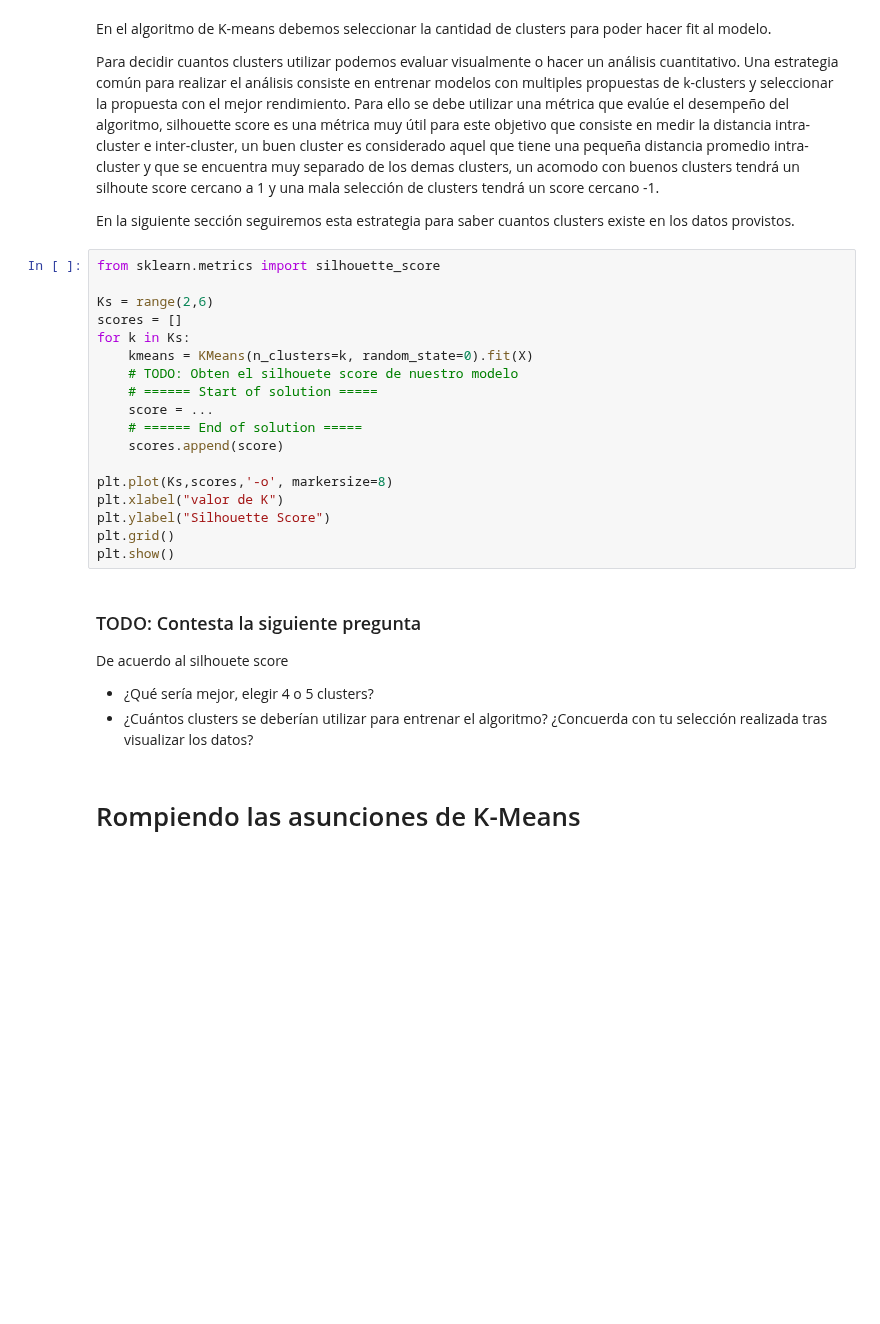
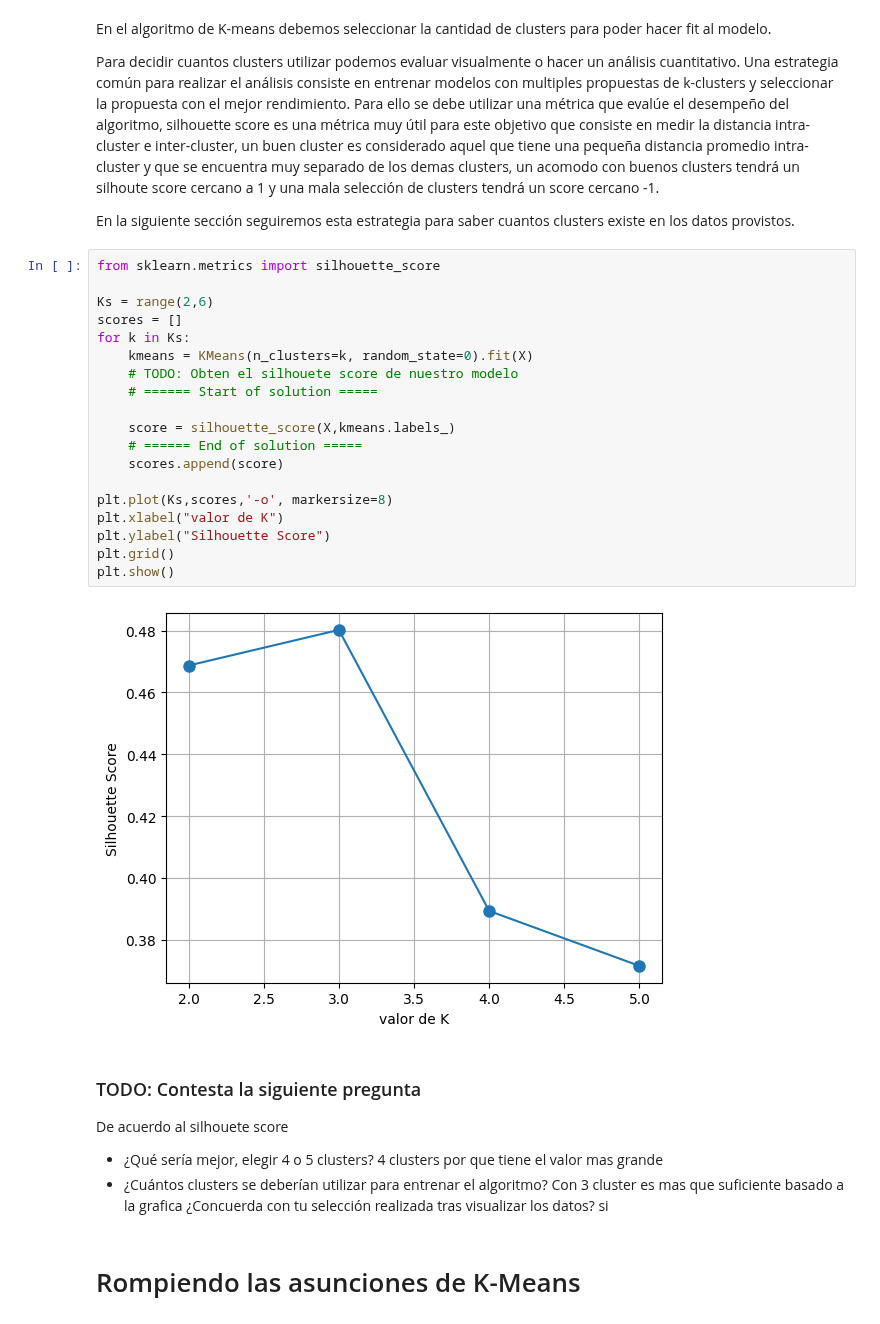
Before and after one commit to Montes000/SI23_Equipo3, a Jupyter notebook: ejercicio_4-kmeans-dbscan/ejercicio_4.ipynb, the cells around one changed output. Saved outputs shown, nothing was run; the diff lists cells and outputs as text; blank space fills up the shorter version.

```diff
--- a/ejercicio_4-kmeans-dbscan/ejercicio_4.ipynb
+++ b/ejercicio_4-kmeans-dbscan/ejercicio_4.ipynb
@@ -61,27 +66,34 @@ En la siguiente sección seguiremos esta estrategia para saber cuantos clusters
 # %%
 from sklearn.metrics import silhouette_score
 
 Ks = range(2,6)
 scores = []
 for k in Ks:
     kmeans = KMeans(n_clusters=k, random_state=0).fit(X)
     # TODO: Obten el silhouete score de nuestro modelo
     # ====== Start of solution =====
-    score = ...
+
+    score = silhouette_score(X,kmeans.labels_)
     # ====== End of solution =====
     scores.append(score)
 
 plt.plot(Ks,scores,'-o', markersize=8)
 plt.xlabel("valor de K")
 plt.ylabel("Silhouette Score")
 plt.grid()
 plt.show()
+# %% [output]
+[figure, added]
 # %% [markdown]
 ### TODO: Contesta la siguiente pregunta
 
 De acuerdo al silhouete score
 - ¿Qué sería mejor, elegir 4 o 5 clusters?
-- ¿Cuántos clusters se deberían utilizar para entrenar el algoritmo? ¿Concuerda con tu selección realizada tras visualizar los datos?
+    4 clusters por que tiene el valor mas grande
+- ¿Cuántos clusters se deberían utilizar para entrenar el algoritmo?
+    Con 3 cluster es mas que suficiente basado a la grafica
+    ¿Concuerda con tu selección realizada tras visualizar los datos?
+    si
 # %% [markdown]
 # Rompiendo las asunciones de K-Means
 # %% [markdown]
```
Also changed, not shown: parts of 5 cells of this notebook, 1 other file.
